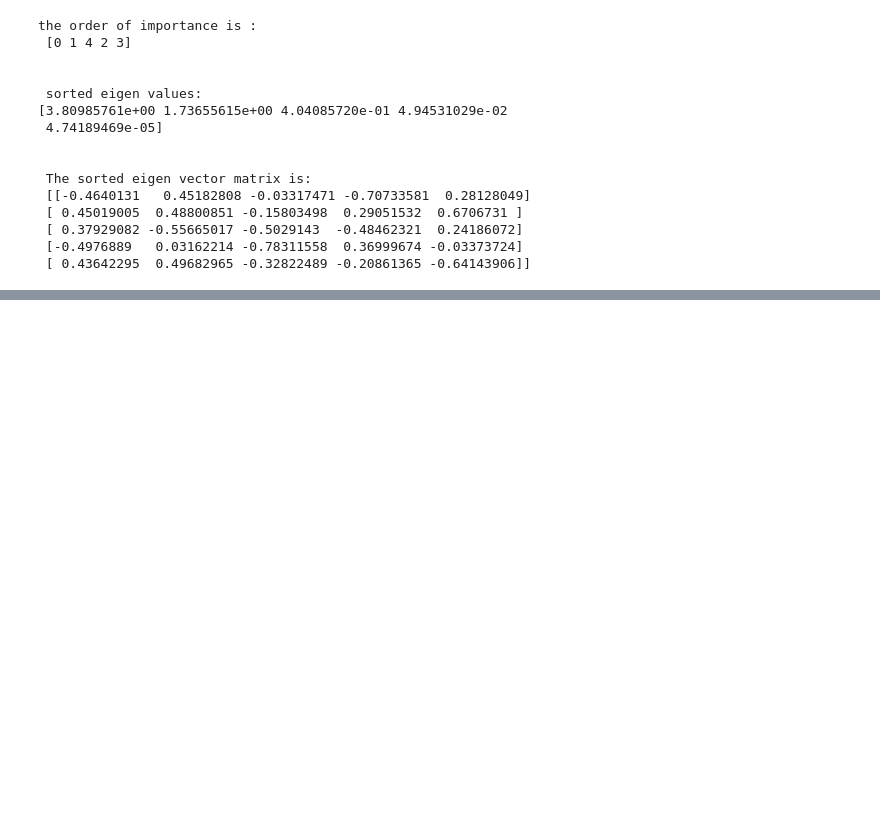
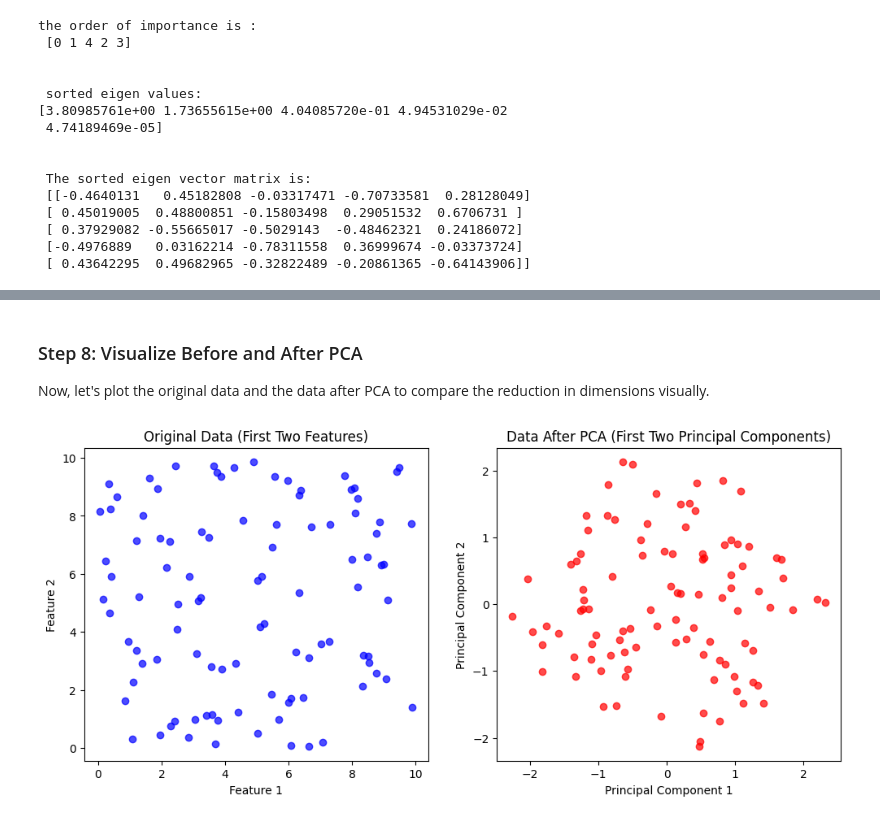
Before and after one commit to Anissa7/PCA_Formative_, a Jupyter notebook: Formative_Assignment_PCA_Anissa_Tegawende_OUEDRAOGO.ipynb, the cells around one changed output, grey strips where cells are left out. Drawn from its saved outputs; the diff is of its cells as text; code cells hidden in the pictures; blank space fills up the shorter version.

```diff
--- a/Formative_Assignment_PCA_Anissa_Tegawende_OUEDRAOGO.ipynb
+++ b/Formative_Assignment_PCA_Anissa_Tegawende_OUEDRAOGO.ipynb
@@ -199,0 +143,39 @@ Give two benefits and 2 limitations
+# %% [markdown]
+### Step 8: Visualize Before and After PCA
+Now, let's plot the original data and the data after PCA to compare the reduction in dimensions visually.
+# %%
+import numpy as np
+import matplotlib.pyplot as plt
+from sklearn.decomposition import PCA
+from sklearn.preprocessing import StandardScaler
+
+# Generate sample data (Replace with your dataset)
+np.random.seed(42)
+X = np.random.rand(100, 3) * 10  # Simulated 3D dataset
+
+# Standardize the data
+scaler = StandardScaler()
+X_scaled = scaler.fit_transform(X)
+
+# Apply PCA to reduce to 2D for visualization
+pca = PCA(n_components=2)
+X_pca = pca.fit_transform(X_scaled)
+
+# Plot original data (first two features)
+plt.figure(figsize=(12, 5))
+plt.subplot(1, 2, 1)
+plt.scatter(X[:, 0], X[:, 1], alpha=0.7, c='blue')
+plt.title("Original Data (First Two Features)")
+plt.xlabel("Feature 1")
+plt.ylabel("Feature 2")
+
+# Plot reduced data after PCA
+plt.subplot(1, 2, 2)
+plt.scatter(X_pca[:, 0], X_pca[:, 1], alpha=0.7, c='red')
+plt.title("Data After PCA (First Two Principal Components)")
+plt.xlabel("Principal Component 1")
+plt.ylabel("Principal Component 2")
+
+plt.show()
+# %% [output]
+[figure, added]
```
Also changed, not shown: parts of 28 cells of this notebook.
